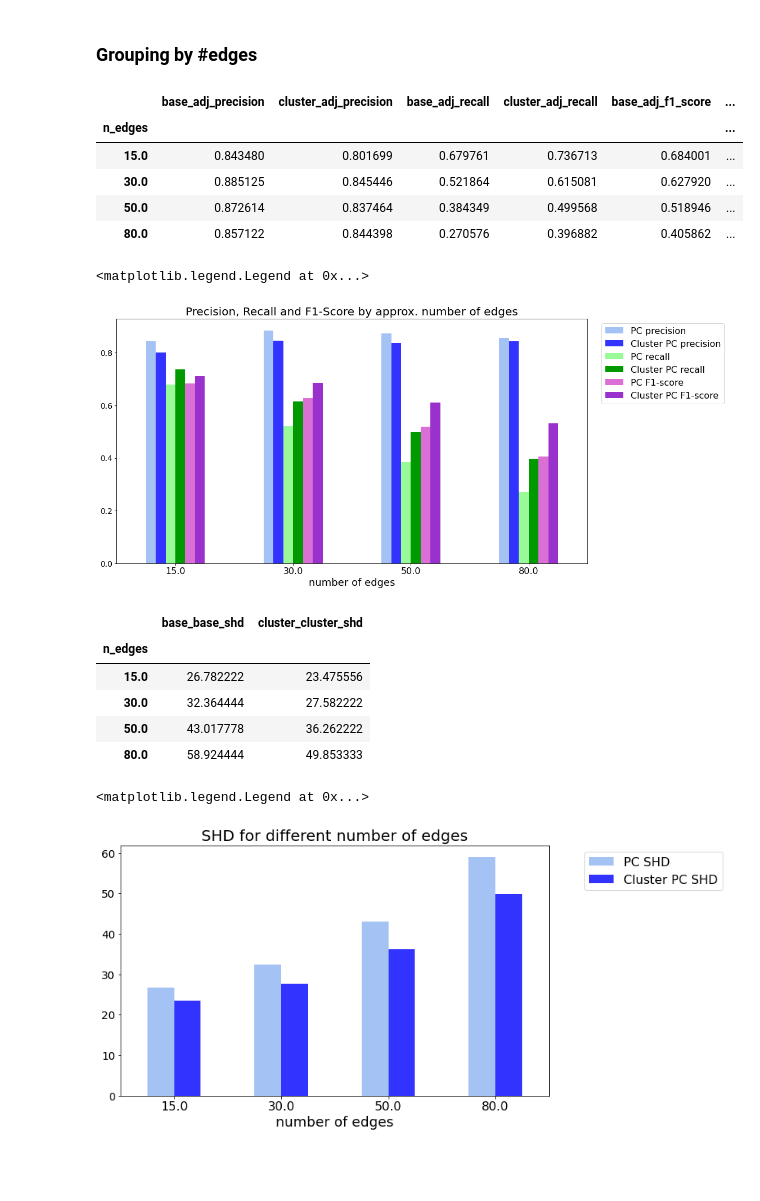
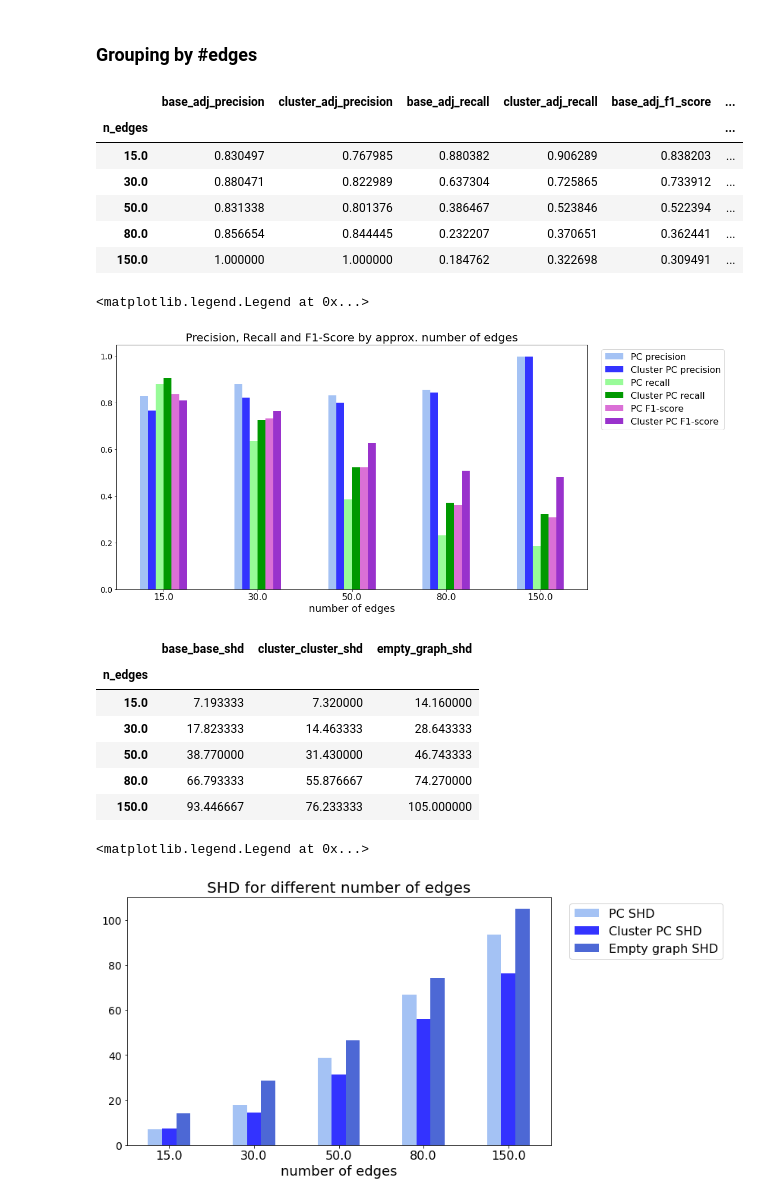
Before and after one commit to JanMarcoRuizdeVargas/clustercausal, a Jupyter notebook: ClusterPC_simulation_mass_simulation.ipynb, the cells around one changed output. Cells and saved outputs as stored; diff of their text form; code cells hidden in the pictures; blank space fills up the shorter version.

```diff
--- a/ClusterPC_simulation_mass_simulation.ipynb
+++ b/ClusterPC_simulation_mass_simulation.ipynb
@@ -39,9 +36,10 @@ To run the experiment, uncomment the code in the cell below.
 
 First load the data.
 # %%
-# Can take a longer time depending on the numer of experiments, ca. 5sec for 100 experiments
+# Can take a longer time depending on the numer of experiments, ca. 40sec for the 'mass_simulation' experiment
 # This loads all experiment folder present in _results
-data = load_experiment_folder('clustercausal\experiments\_results\ClusterPC_mass_simulation')
+data = load_experiment_folder('clustercausal\experiments\_results')
+
 # If one wants to load only specific simulation folders, put these in a separate folder named e.g. my_experiment and load
 # data = load_experiment_folder('clustercausal\experiments\_results\my_experiment')
 # where my_experiment contains the simulations of interest
@@ -195,10 +275,10 @@ All in all one can say that C-PC removes slightly less edges than PC. It doesn't
 # %% [markdown]
 C-PC has a slightly lower SHD. If one was to calculate the SID, it would show a similar trend to the SHD.
 # %%
-dist_metrics_with_pruned = ['base_base_shd', 'pruned_base_pruned_base_shd', 'cluster_cluster_shd']#, \
+dist_metrics_with_pruned = ['base_base_shd', 'pruned_base_pruned_base_shd', 'cluster_cluster_shd', 'empty_graph_shd']#, \
          #   'base_sid_lower', 'base_sid_upper', 'pruned_base_sid_lower', 'pruned_base_sid_upper', \
          #      'cluster_sid_lower', 'cluster_sid_upper']
-dist_metrics = ['base_base_shd', 'cluster_cluster_shd']#, \
+dist_metrics = ['base_base_shd', 'cluster_cluster_shd', 'empty_graph_shd']#, \
             #   'base_sid_lower', 'base_sid_upper \
             #      'cluster_sid_lower', 'cluster_sid_upper']
 data[dist_metrics].describe()
@@ -420,10 +562,11 @@ data.groupby('n_edges').mean()[prec_recall_metrics]
 # %% [output]
 |  | base_adj_precision | cluster_adj_precision | base_adj_recall | cluster_adj_recall | base_adj_f1_score | ... |
 | n_edges |  |  |  |  |  | ... |
-| 15.0 | 0.843480 | 0.801699 | 0.679761 | 0.736713 | 0.684001 | ... |
-| 30.0 | 0.885125 | 0.845446 | 0.521864 | 0.615081 | 0.627920 | ... |
-| 50.0 | 0.872614 | 0.837464 | 0.384349 | 0.499568 | 0.518946 | ... |
-| 80.0 | 0.857122 | 0.844398 | 0.270576 | 0.396882 | 0.405862 | ... |
+| 15.0 | 0.830497 | 0.767985 | 0.880382 | 0.906289 | 0.838203 | ... |
+| 30.0 | 0.880471 | 0.822989 | 0.637304 | 0.725865 | 0.733912 | ... |
+| 50.0 | 0.831338 | 0.801376 | 0.386467 | 0.523846 | 0.522394 | ... |
+| 80.0 | 0.856654 | 0.844445 | 0.232207 | 0.370651 | 0.362441 | ... |
+| 150.0 | 1.000000 | 1.000000 | 0.184762 | 0.322698 | 0.309491 | ... |
 # %%
 colors = ['#A4C2F4', '#3333FF', '#98FB98', '#009900', '#DA70D6', '#9932CC']
 data.groupby('n_edges').mean()[prec_recall_metrics].plot(kind='bar', figsize=(15, 8), color = colors)
@@ -435,25 +578,26 @@ label_names = ['PC precision', 'Cluster PC precision', 'PC recall', 'Cluster PC
 plt.legend(label_names, bbox_to_anchor = (1.3, 1),  fontsize=16, loc='upper right')
 # %% [output]
 <matplotlib.legend.Legend at 0x...>
-[figure, old version]
+[figure, new version]
 # %%
 data.groupby('n_edges').mean()[dist_metrics]
 # %% [output]
-|  | base_base_shd | cluster_cluster_shd |
-| n_edges |  |  |
-| 15.0 | 26.782222 | 23.475556 |
-| 30.0 | 32.364444 | 27.582222 |
-| 50.0 | 43.017778 | 36.262222 |
-| 80.0 | 58.924444 | 49.853333 |
+|  | base_base_shd | cluster_cluster_shd | empty_graph_shd |
+| n_edges |  |  |  |
+| 15.0 | 7.193333 | 7.320000 | 14.160000 |
+| 30.0 | 17.823333 | 14.463333 | 28.643333 |
+| 50.0 | 38.770000 | 31.430000 | 46.743333 |
+| 80.0 | 66.793333 | 55.876667 | 74.270000 |
+| 150.0 | 93.446667 | 76.233333 | 105.000000 |
 # %%
-colors = ['#A4C2F4', '#3333FF']
+colors = ['#A4C2F4', '#3333FF', '#4D68D5']
 data.groupby('n_edges').mean()[dist_metrics].plot(kind='bar', figsize=(10, 6), color = colors)
 plt.title('SHD for different number of edges', fontsize = 20)
 plt.xlabel('number of edges', fontsize=18)
 plt.tick_params(axis = 'both', which = 'major', labelsize = 14)
 plt.tick_params(axis = 'x', which = 'major', labelsize = 16, rotation = 0)
-label_names = ['PC SHD', 'Cluster PC SHD']
+label_names = ['PC SHD', 'Cluster PC SHD', 'Empty graph SHD']
 plt.legend(label_names, bbox_to_anchor = (1.42, 1),  fontsize=16, loc='upper right')
 # %% [output]
 <matplotlib.legend.Legend at 0x...>
-[figure, old version]
+[figure, new version]
```
Also changed, not shown: parts of 39 cells of this notebook, 3 other files.
